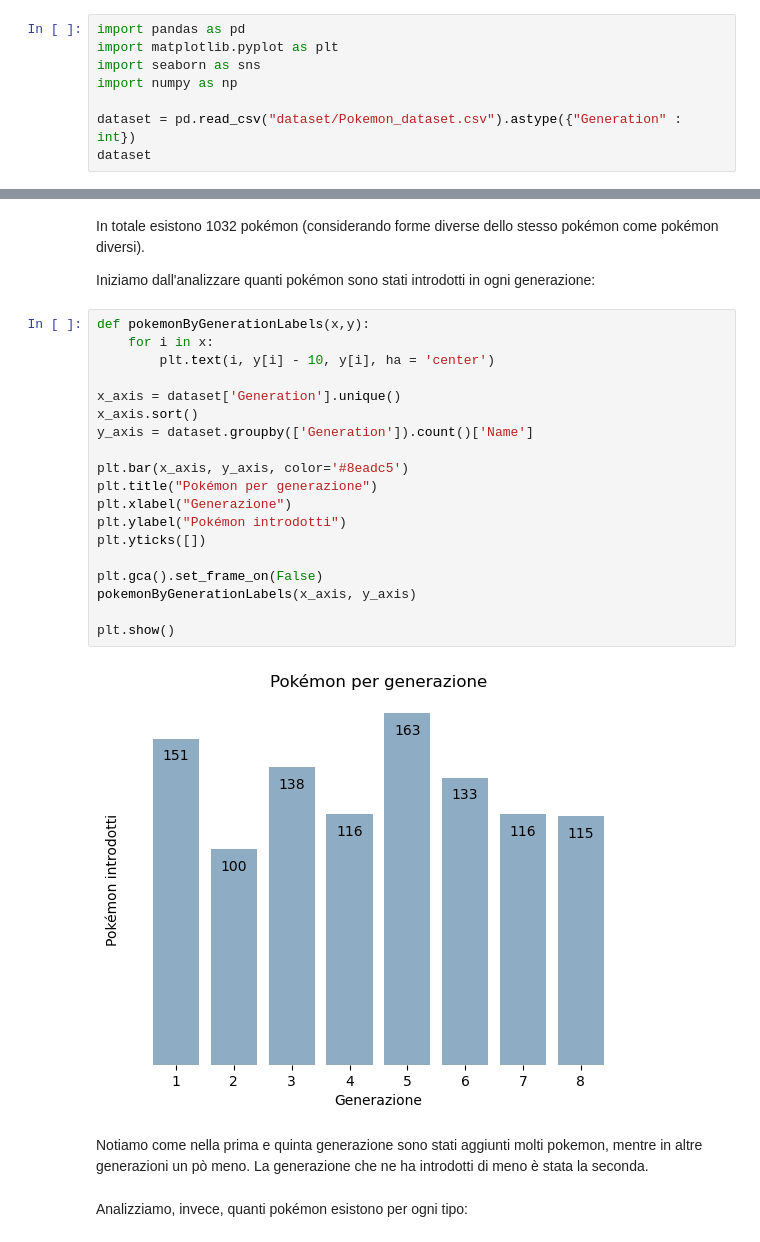
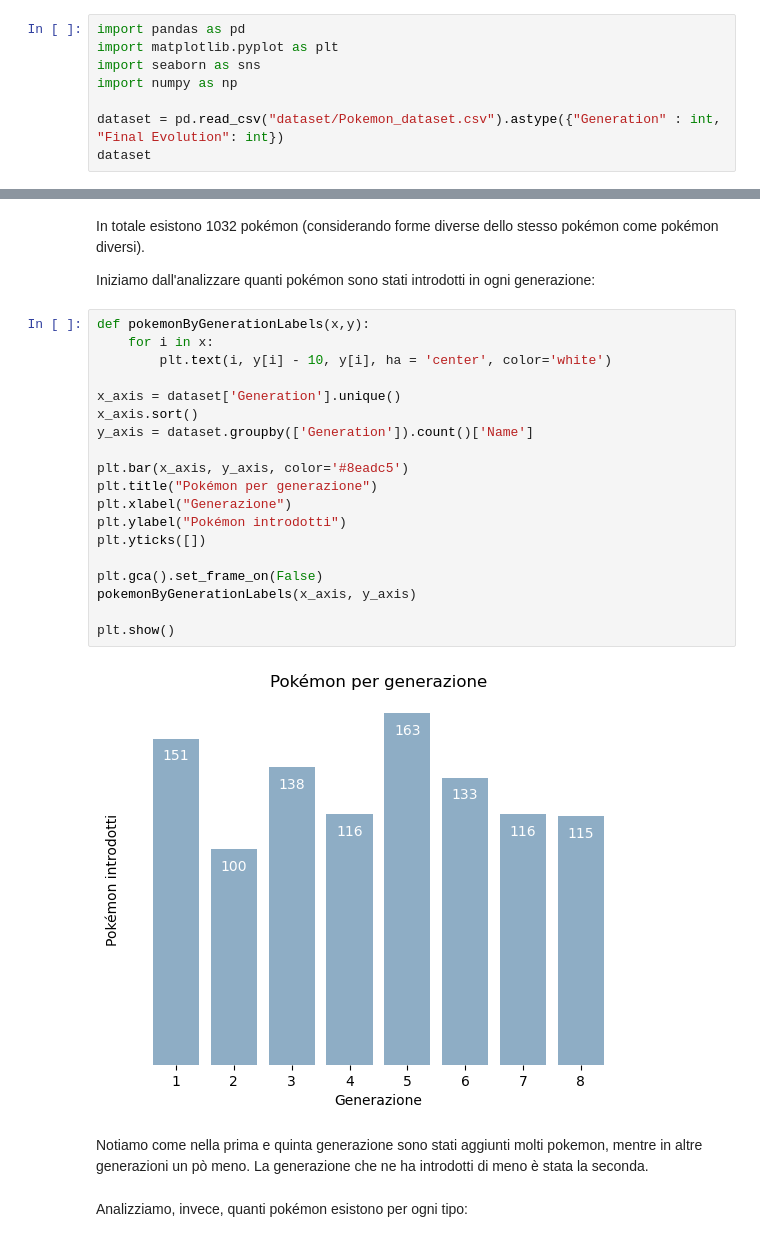
Before and after one commit to Mantotheale/PokemonScientificVisualization, a Jupyter notebook: Pokemon_notebook.ipynb, the cells around one changed output, grey strips where cells are left out. Drawn from its saved outputs; the diff is of its cells as text.

```diff
--- a/Pokemon_notebook.ipynb
+++ b/Pokemon_notebook.ipynb
@@ -37,7 +37,7 @@ import matplotlib.pyplot as plt
 import seaborn as sns
 import numpy as np
 
-dataset = pd.read_csv("dataset/Pokemon_dataset.csv").astype({"Generation" : int})
+dataset = pd.read_csv("dataset/Pokemon_dataset.csv").astype({"Generation" : int, "Final Evolution": int})
 dataset
 # %% [output]
 |  | Number | Name | Type 1 | Type 2 | Abilities | HP | Att | Def | Spa | Spd | ... | ... |
@@ -79,26 +79,26 @@ Iniziamo dall'analizzare quanti pokémon sono stati introdotti in ogni generazio
 # %%
 def pokemonByGenerationLabels(x,y):
     for i in x:
-        plt.text(i, y[i] - 10, y[i], ha = 'center')
+        plt.text(i, y[i] - 10, y[i], ha = 'center', color='white')
 
 x_axis = dataset['Generation'].unique()
 x_axis.sort()
 y_axis = dataset.groupby(['Generation']).count()['Name']
 
 plt.bar(x_axis, y_axis, color='#8eadc5')
 plt.title("Pokémon per generazione")
 plt.xlabel("Generazione")
 plt.ylabel("Pokémon introdotti")
 plt.yticks([])
 
 plt.gca().set_frame_on(False)
 pokemonByGenerationLabels(x_axis, y_axis)
 
 plt.show()
 # %% [output]
-[figure, old version]
+[figure, new version]
-# %% [markdown]
-Notiamo come nella prima e quinta generazione sono stati aggiunti molti pokemon, mentre in altre generazioni un pò meno. La generazione che ne ha introdotti di meno è stata la seconda.
+# %% [markdown]
+Notiamo come nella prima e quinta generazione sono stati aggiunti molti pokemon, mentre in altre generazioni un pò meno. La generazione che ne ha introdotti di meno è stata la seconda.
 # %% [markdown]
 Analizziamo, invece, quanti pokémon esistono per ogni tipo:
 # %%
```
Also changed, not shown: parts of 20 cells of this notebook.
